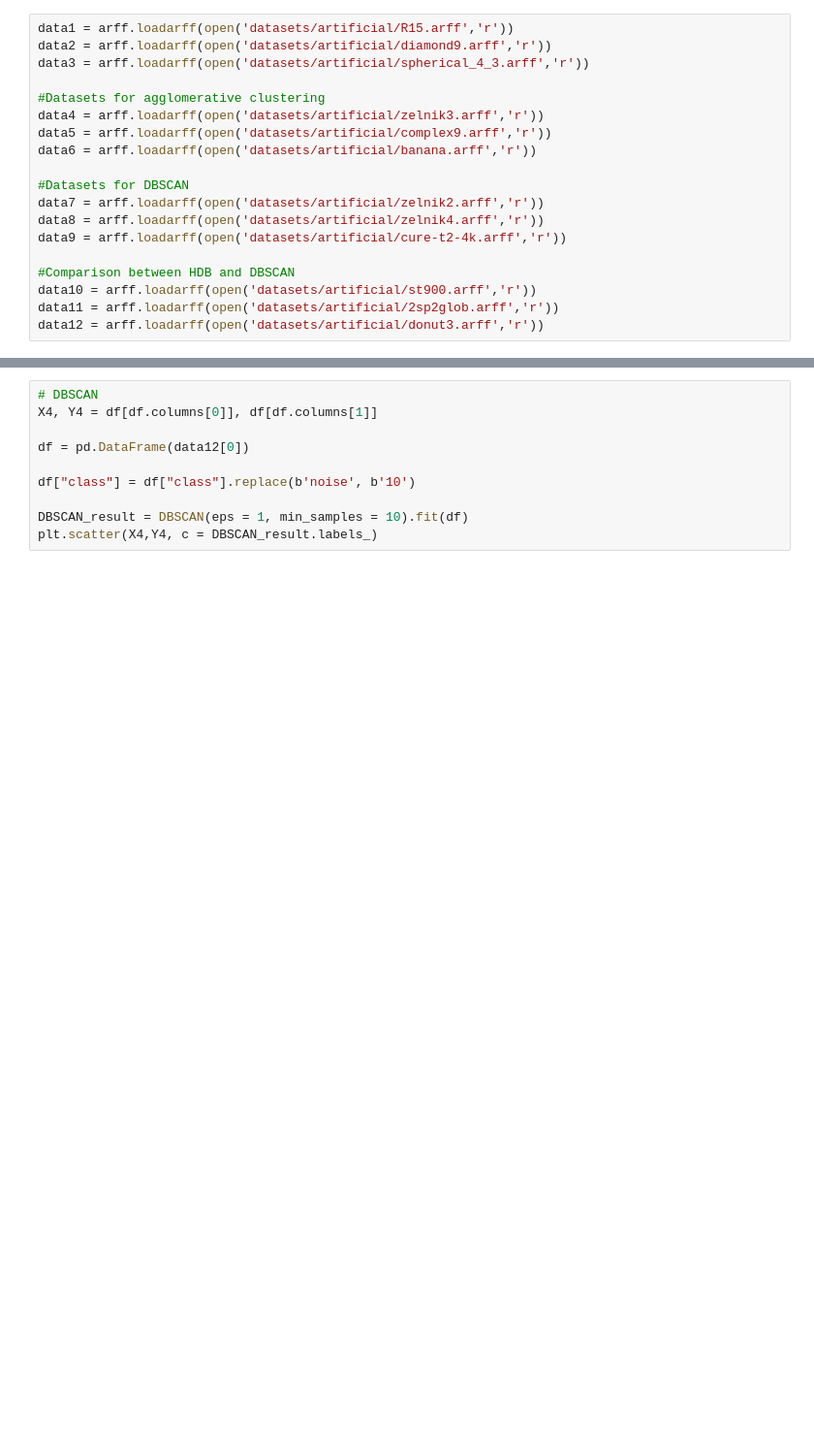
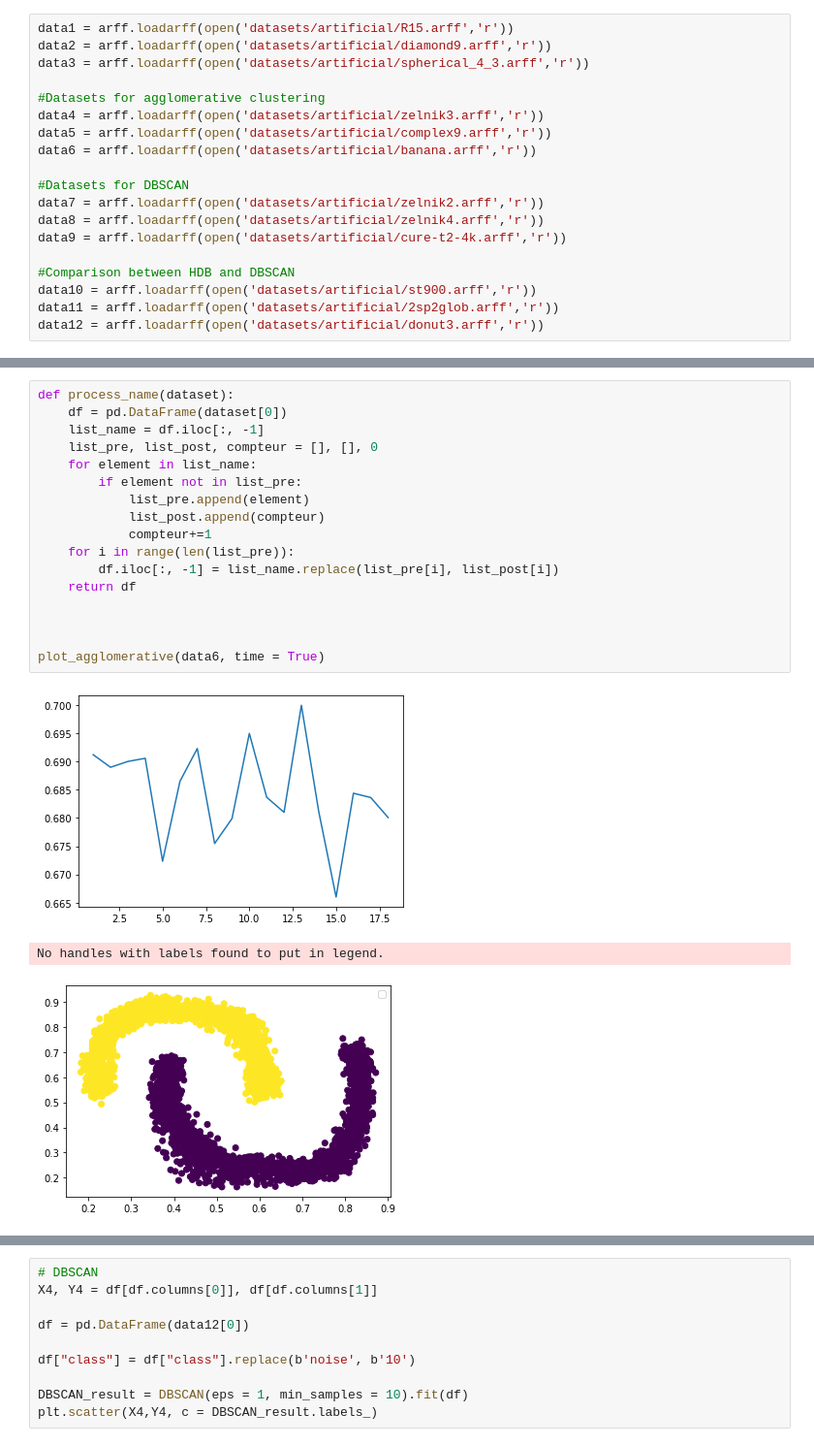
Before and after one commit to Gwen02/TP-ADP, a Jupyter notebook: TP_APD.ipynb, the cells around one changed output, grey strips where cells are left out. Shown at 97% size. Drawn from its saved outputs; the diff is of its cells as text; blank space fills up the shorter version.

```diff
--- a/TP_APD.ipynb
+++ b/TP_APD.ipynb
@@ -131,3 +168,24 @@ plot_clusters_kmeans(data1)
+# %%
+def process_name(dataset):
+    df = pd.DataFrame(dataset[0])
+    list_name = df.iloc[:, -1]
+    list_pre, list_post, compteur = [], [], 0
+    for element in list_name:
+        if element not in list_pre:
+            list_pre.append(element)
+            list_post.append(compteur)
+            compteur+=1
+    for i in range(len(list_pre)):
+        df.iloc[:, -1] = list_name.replace(list_pre[i], list_post[i])
+    return df
+
+
+
+plot_agglomerative(data6, time = True)
+# %% [output]
+[figure, added]
+No handles with labels found to put in legend.
+[figure, added]
 # %%
 data = data1
 df = pd.DataFrame(data[0])
```
Also changed, not shown: parts of 11 cells of this notebook.
